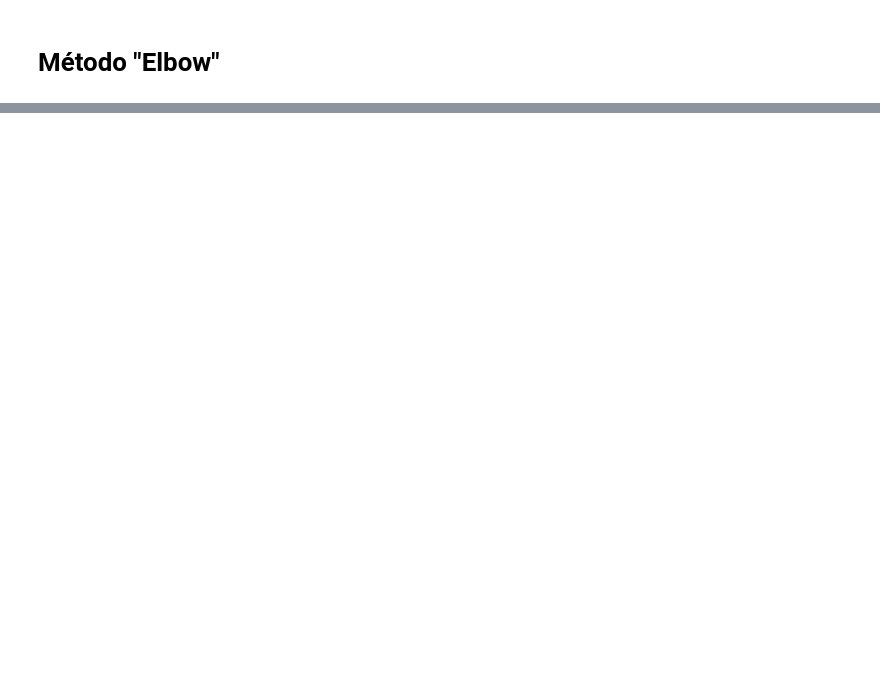
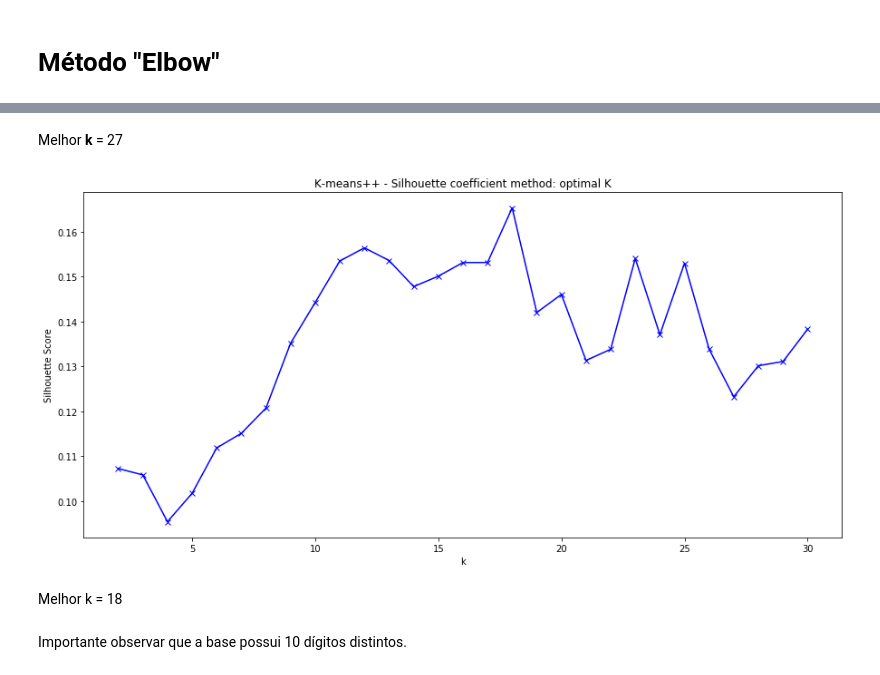
Before and after one commit to cordeirolibel/RPI, a Jupyter notebook: T03/kmeans.ipynb, the cells around one changed output, grey strips where cells are left out. Cells and saved outputs as stored; diff of their text form; code cells hidden in the pictures; blank space fills up the shorter version.

```diff
--- a/T03/kmeans.ipynb
+++ b/T03/kmeans.ipynb
@@ -169,0 +193,26 @@ plt.show()
+# %% [markdown]
+Melhor __k__ = 27
+# %%
+from sklearn.metrics import  silhouette_score
+#k-means++
+ss_rand_avg = []
+K = np.arange(2,31)
+for k in K:
+    estimator = KMeans(init='random', n_clusters=k)
+    cluster_labels = estimator.fit_predict(data)
+    silhouette_avg = silhouette_score(data, cluster_labels)
+
+    ss_rand_avg.append(silhouette_avg)
+
+plt.figure(figsize=(15,7))
+plt.plot(K, ss_rand_avg, 'bx-')
+plt.xlabel('k')
+plt.ylabel('Silhouette Score')
+plt.title('K-means++ - Silhouette coefficient method: optimal K')
+plt.show()
+# %% [output]
+[figure, added]
+# %% [markdown]
+Melhor k = 18
+# %% [markdown]
+Importante observar que a base possui 10 dígitos distintos.
```
Also changed, not shown: parts of 5 cells of this notebook, 1 other file.
